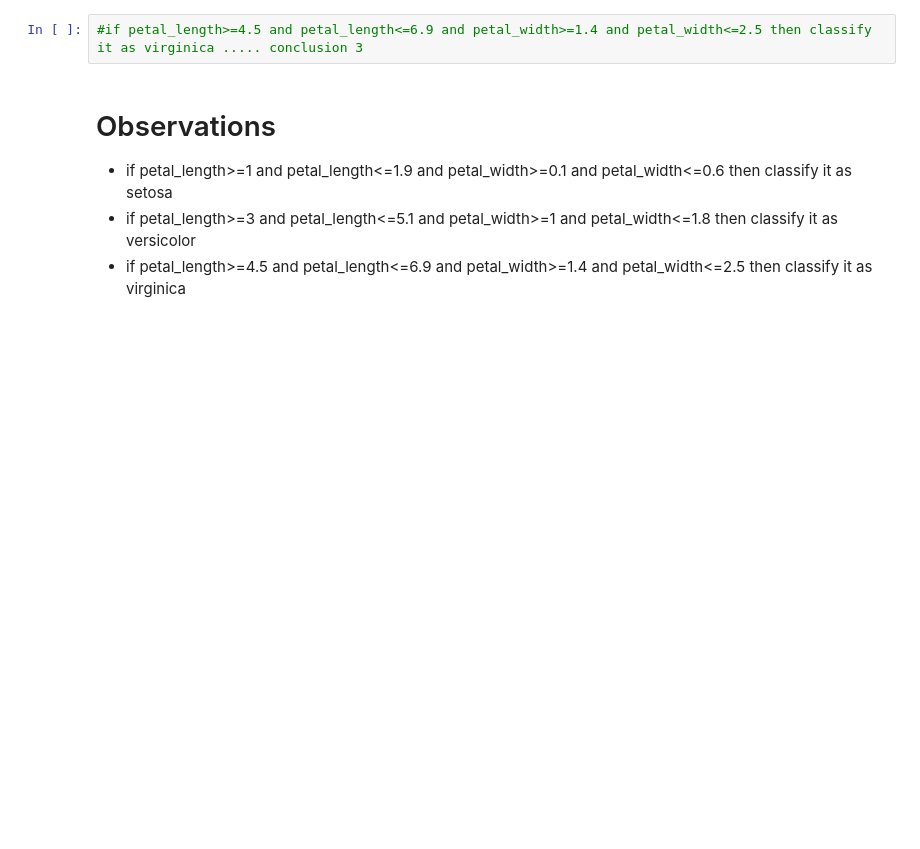
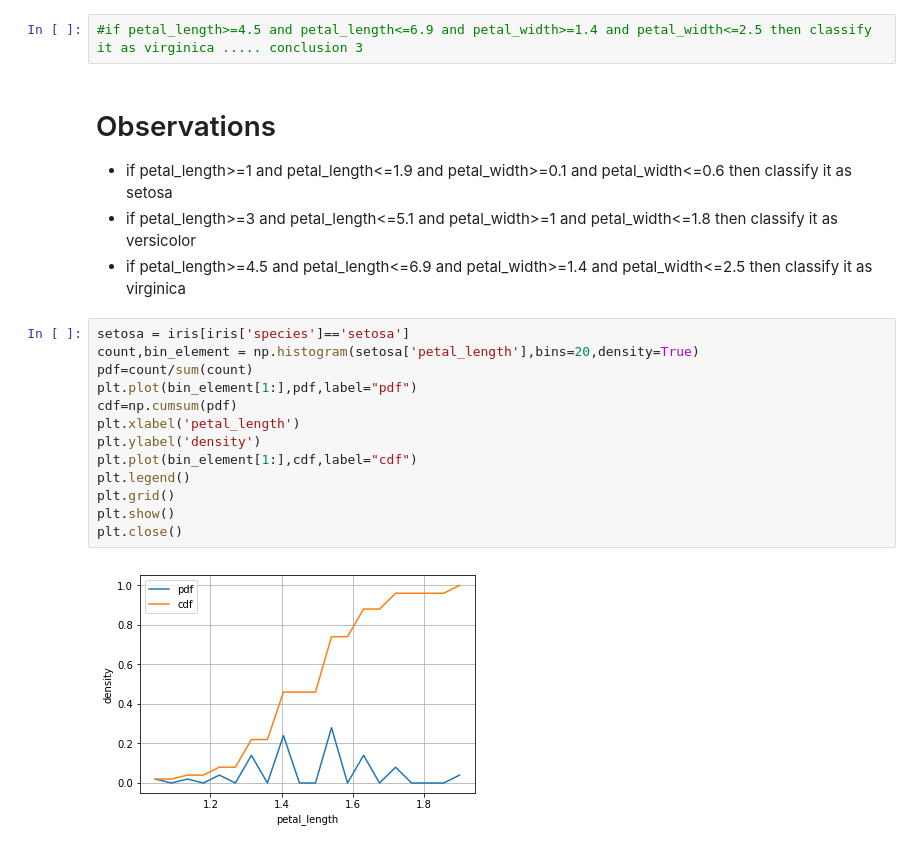
Before and after one commit to Rpmalukani22/Classification-based-on-iris-dataset, a Jupyter notebook: iris-classification.ipynb, the cells around one changed output. Drawn from its saved outputs; the diff is of its cells as text; blank space fills up the shorter version.

```diff
--- a/iris-classification.ipynb
+++ b/iris-classification.ipynb
@@ -123,3 +123,18 @@ print(iris[mask].petal_length.max(),iris[mask].petal_length.min(),iris[mask].pet
 <li>if petal_length>=1 and petal_length<=1.9 and petal_width>=0.1 and petal_width<=0.6 then classify it as setosa</li>
 <li>if petal_length>=3 and petal_length<=5.1 and petal_width>=1 and petal_width<=1.8 then classify it as versicolor</li>
 <li>if petal_length>=4.5 and petal_length<=6.9 and petal_width>=1.4 and petal_width<=2.5 then classify it as virginica</li>
+# %%
+setosa = iris[iris['species']=='setosa']
+count,bin_element = np.histogram(setosa['petal_length'],bins=20,density=True)
+pdf=count/sum(count)
+plt.plot(bin_element[1:],pdf,label="pdf")
+cdf=np.cumsum(pdf)
+plt.xlabel('petal_length')
+plt.ylabel('density')
+plt.plot(bin_element[1:],cdf,label="cdf")
+plt.legend()
+plt.grid()
+plt.show()
+plt.close()
+# %% [output]
+[figure, added]
```
Also changed, not shown: parts of 1 cell of this notebook.
